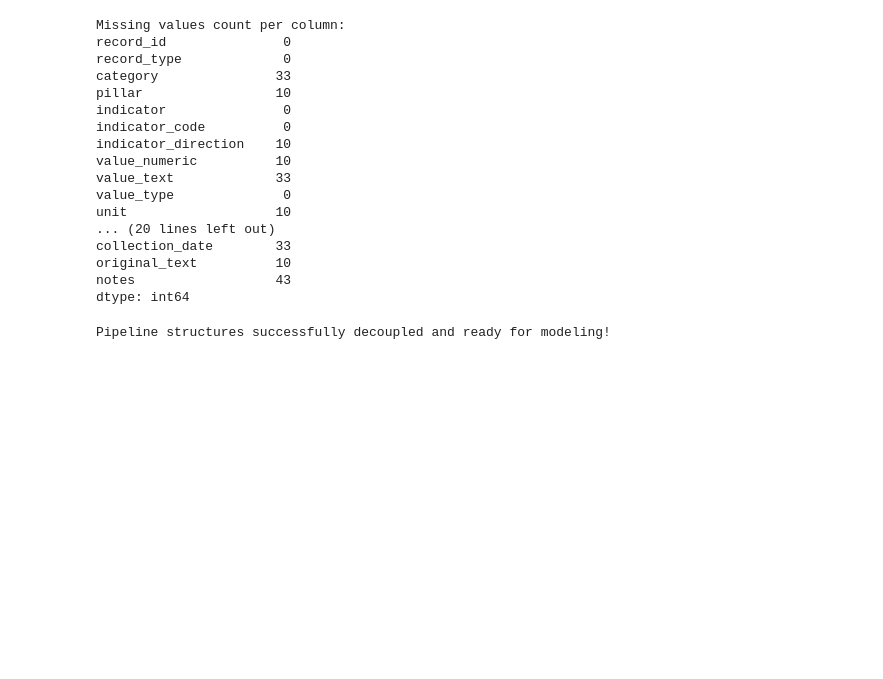
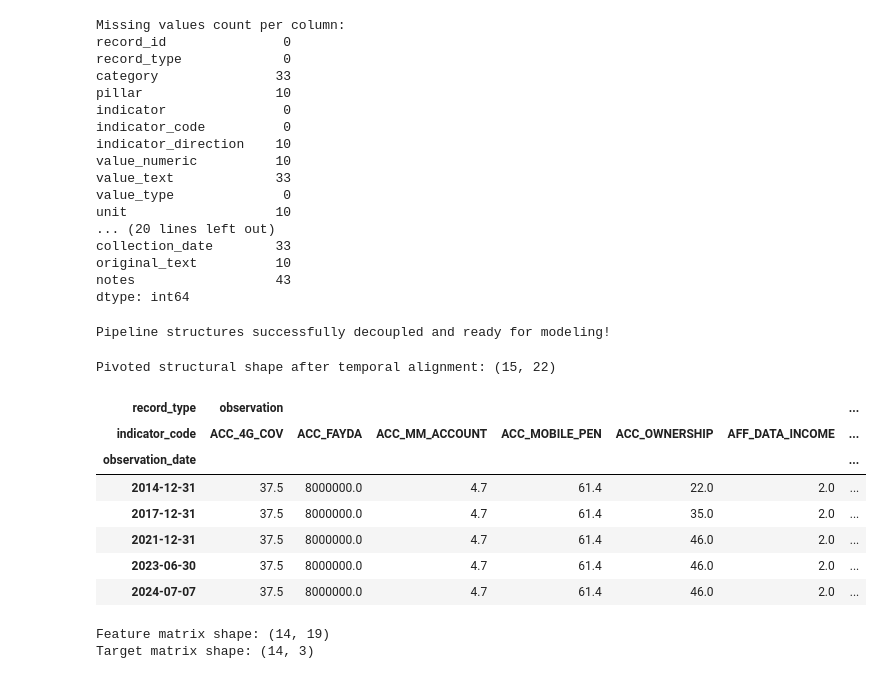
Before and after one commit to lydiab04/ethiopia-fi-forecast, a Jupyter notebook: notebooks/task1_data_exploration_and_enrichment.ipynb, the cells around one changed output. Drawn from its saved outputs; the diff is of its cells as text; code cells hidden in the pictures; blank space fills up the shorter version.

```diff
--- a/notebooks/task1_data_exploration_and_enrichment.ipynb
+++ b/notebooks/task1_data_exploration_and_enrichment.ipynb
@@ -182,3 +182,60 @@ targets_df = data[data['record_type'] == 'target'].copy()
 print("Pipeline structures successfully decoupled and ready for modeling!")
 # %% [output]
 Pipeline structures successfully decoupled and ready for modeling!
+# %%
+# Create a localized copy for modeling pipelines
+ts_data = data[['observation_date', 'record_type', 'indicator_code', 'value_numeric']].copy()
+
+# Drop rows with invalid dates or missing values for statistical integrity
+ts_data = ts_data.dropna(subset=['observation_date', 'value_numeric'])
+
+# Ensure date sorting is completely linear
+ts_data = ts_data.sort_values('observation_date')
+
+# Pivot the table to create a clean, uniform multi-variate time-series structure
+# This aligns observations, events, and targets on a single regular timeline grid
+pivot_df = ts_data.pivot_table(
+    index='observation_date',
+    columns=['record_type', 'indicator_code'],
+    values='value_numeric',
+    aggfunc='mean'
+)
+
+# Forward-fill gaps to handle asynchronous reporting cycles, then back-fill remaining gaps
+pivot_df = pivot_df.ffill().bfill()
+
+print("Pivoted structural shape after temporal alignment:", pivot_df.shape)
+display(pivot_df.head())
+# %% [output]
+Pivoted structural shape after temporal alignment: (15, 22)
+| record_type | observation |  |  |  |  |  | ... |
+| indicator_code | ACC_4G_COV | ACC_FAYDA | ACC_MM_ACCOUNT | ACC_MOBILE_PEN | ACC_OWNERSHIP | AFF_DATA_INCOME | ... |
+| observation_date |  |  |  |  |  |  | ... |
+| 2014-12-31 | 37.5 | 8000000.0 | 4.7 | 61.4 | 22.0 | 2.0 | ... |
+| 2017-12-31 | 37.5 | 8000000.0 | 4.7 | 61.4 | 35.0 | 2.0 | ... |
+| 2021-12-31 | 37.5 | 8000000.0 | 4.7 | 61.4 | 46.0 | 2.0 | ... |
+| 2023-06-30 | 37.5 | 8000000.0 | 4.7 | 61.4 | 46.0 | 2.0 | ... |
+| 2024-07-07 | 37.5 | 8000000.0 | 4.7 | 61.4 | 46.0 | 2.0 | ... |
+# %%
+# Flatten the MultiIndex columns into string tokens
+pivot_df.columns = [f"{rtype}_{icode}" for rtype, icode in pivot_df.columns]
+
+# Select key observation metrics to use as predictive features
+feature_cols = [c for c in pivot_df.columns if c.startswith('observation_')]
+target_cols = [c for c in pivot_df.columns if c.startswith('target_')]
+
+# Generate 1-period lag features for the observations
+lagged_features = pivot_df[feature_cols].shift(1)
+lagged_features.columns = [f"{c}_lag1" for c in lagged_features.columns]
+
+# Recombine features and targets, dropping the first row (since it contains NaN from the shift)
+ml_data = pd.concat([pivot_df[target_cols], lagged_features], axis=1).dropna()
+
+X = ml_data[[c for c in ml_data.columns if '_lag1' in c]]
+y = ml_data[target_cols]
+
+print(f"Feature matrix shape: {X.shape}")
+print(f"Target matrix shape: {y.shape}")
+# %% [output]
+Feature matrix shape: (14, 19)
+Target matrix shape: (14, 3)
```
Also changed, not shown: parts of 3 cells of this notebook.
